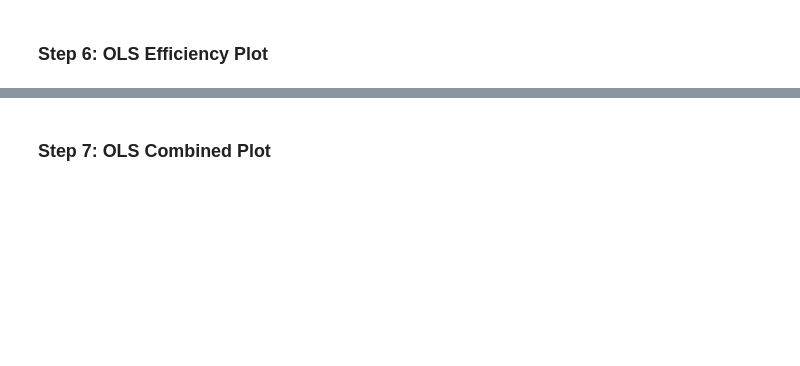
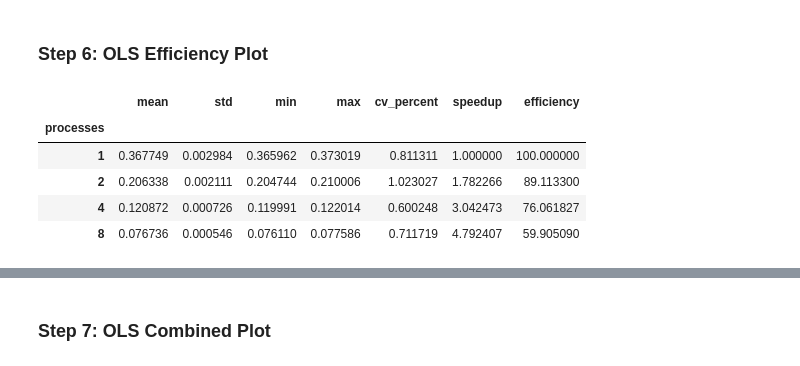
Before and after one commit to liyouqi/HPC-Linear-Regression, a Jupyter notebook: analysis.ipynb, the cells around one changed output, grey strips where cells are left out. Cells and saved outputs as stored; diff of their text form; code cells hidden in the pictures; blank space fills up the shorter version.

```diff
--- a/analysis.ipynb
+++ b/analysis.ipynb
@@ -112,5 +162,14 @@ plt.show()
 # %% [markdown]
 ### Step 6: OLS Efficiency Plot
+# %%
+stats_ols.head()
+# %% [output]
+|  | mean | std | min | max | cv_percent | speedup | efficiency |
+| processes |  |  |  |  |  |  |  |
+| 1 | 0.367749 | 0.002984 | 0.365962 | 0.373019 | 0.811311 | 1.000000 | 100.000000 |
+| 2 | 0.206338 | 0.002111 | 0.204744 | 0.210006 | 1.023027 | 1.782266 | 89.113300 |
+| 4 | 0.120872 | 0.000726 | 0.119991 | 0.122014 | 0.600248 | 3.042473 | 76.061827 |
+| 8 | 0.076736 | 0.000546 | 0.076110 | 0.077586 | 0.711719 | 4.792407 | 59.905090 |
 # %%
 efficiencies_ols = stats_ols['efficiency'].values
 
```
Also changed, not shown: parts of 15 cells of this notebook, 58 other files.
